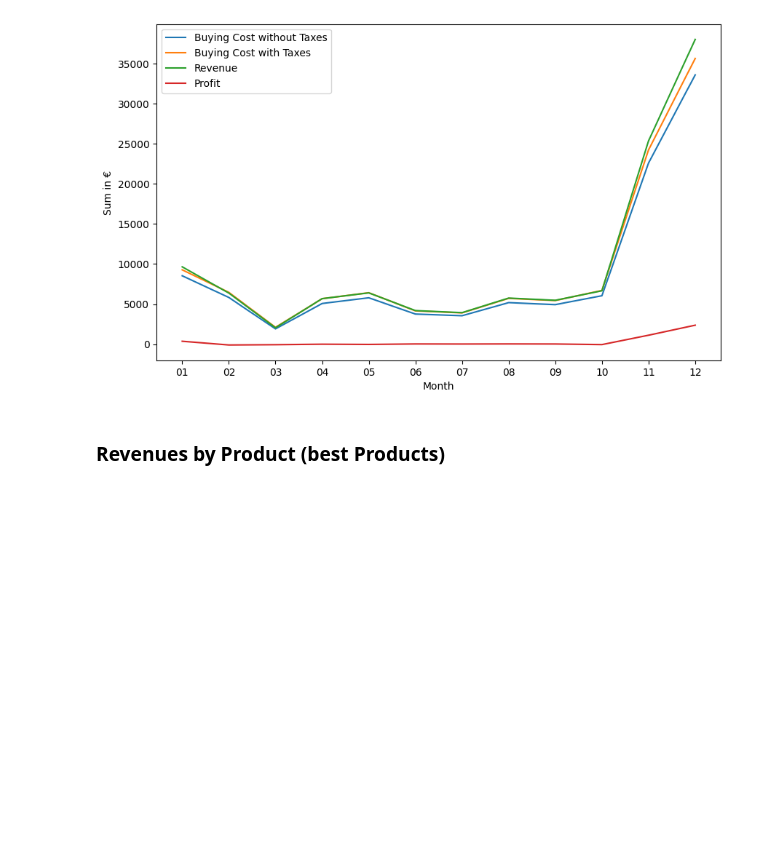
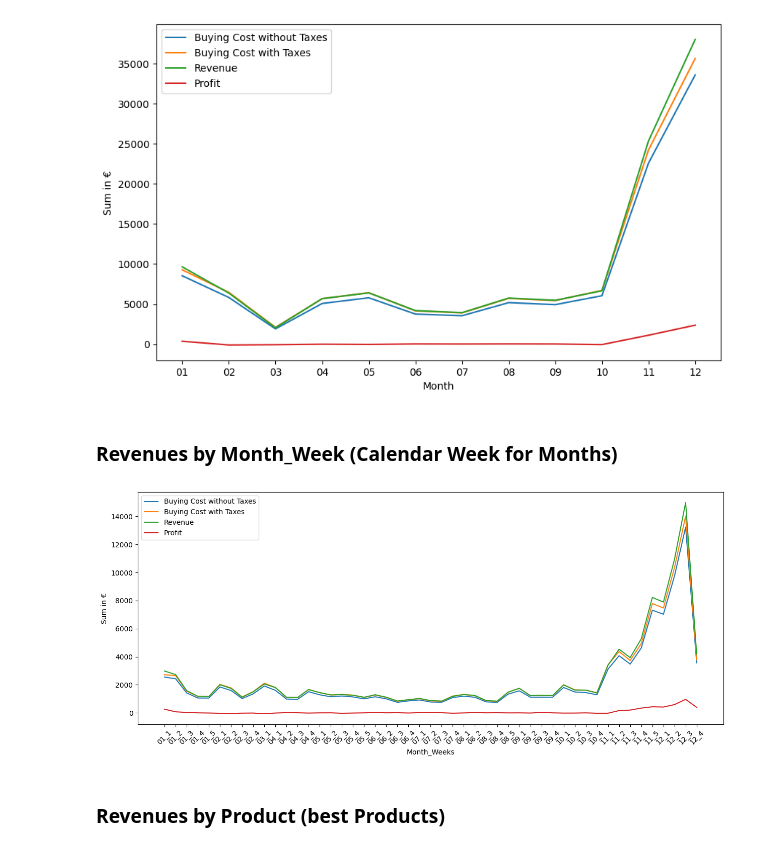
Before and after one commit to Chriss2800/Advanced_Analytics_Applied, a Jupyter notebook: MachineLearning/prediction.ipynb, the cells around one changed output. Saved outputs shown, nothing was run; the diff lists cells and outputs as text; code cells hidden in the pictures; blank space fills up the shorter version.

```diff
--- a/MachineLearning/prediction.ipynb
+++ b/MachineLearning/prediction.ipynb
@@ -19,10 +27,23 @@ print(all_files)
 ['..\\data\\ExtractiondeLINDT\\01\\sem01.xlsx', '..\\data\\ExtractiondeLINDT\\01\\sem02.xlsx', '..\\data\\ExtractiondeLINDT\\01\\sem03.xlsx', '..\\data\\ExtractiondeLINDT\\01\\sem04.xlsx', '..\\data\\ ...
 # %%
 df = None
-for path in all_files:
+previous_month = "01"
+counter = 1
+
+for i, path in enumerate(all_files):
     current_df = pd.read_excel(path, header=17)
-    current_df['Month'] = path.split("\\")[-2]
+    current_month = path.split("\\")[-2]
+    current_df['Month'] = current_month
+
+    # Check if the current month is different from the previous month
+    if current_month != previous_month:
+        counter = 1  # Reset the counter when the month changes
+    current_df['Month_Week'] = current_month + "_" + str(counter)
+    counter += 1  # Increment the counter for each new row
+    current_df["File_Index"] = i
     df = pd.concat([df, current_df], ignore_index=True)
+    previous_month = current_month
+
 df.head()
 # %% [output]
 |  | Code Secteur | Libellé Secteur | Code Rayon | Libellé Rayon | Code Groupe de Famille | Libellé Groupe de Famille | ... |
@@ -122,6 +143,25 @@ plt.legend()
 plt.show()
 # %% [output]
 [figure]
+# %% [markdown]
+### Revenues by Month_Week (Calendar Week for Months)
+# %%
+sum_values_by_month_week = []
+for column in columns:
+    current_values = df.groupby("Month_Week")[column].sum()
+    sum_values_by_month_week.append(current_values.round(2).tolist())
+month_weeks = df['Month_Week'].unique().tolist()
+
+plt.figure(figsize=(15,6))
+for i, values in enumerate(sum_values_by_month_week, start=0):
+    plt.plot(month_weeks, values, label=columns[i])
+plt.xlabel("Month_Weeks")
+plt.ylabel("Sum in €")
+plt.xticks(rotation=45)
+plt.legend()
+plt.show()
+# %% [output]
+[figure, added]
 # %% [markdown]
 ### Revenues by Product (best Products)
 # %%
```
Also changed, not shown: parts of 10 cells of this notebook.
